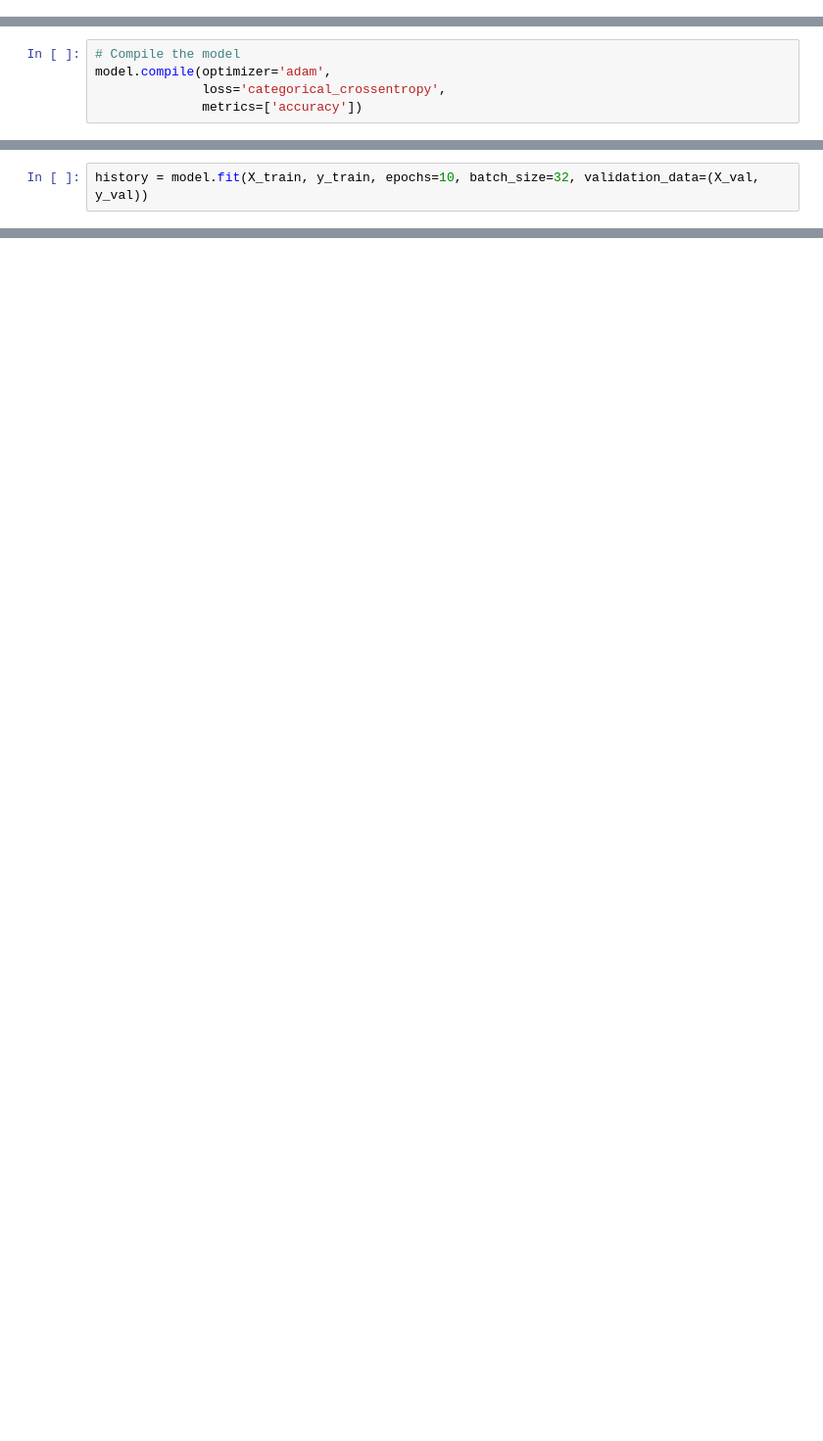
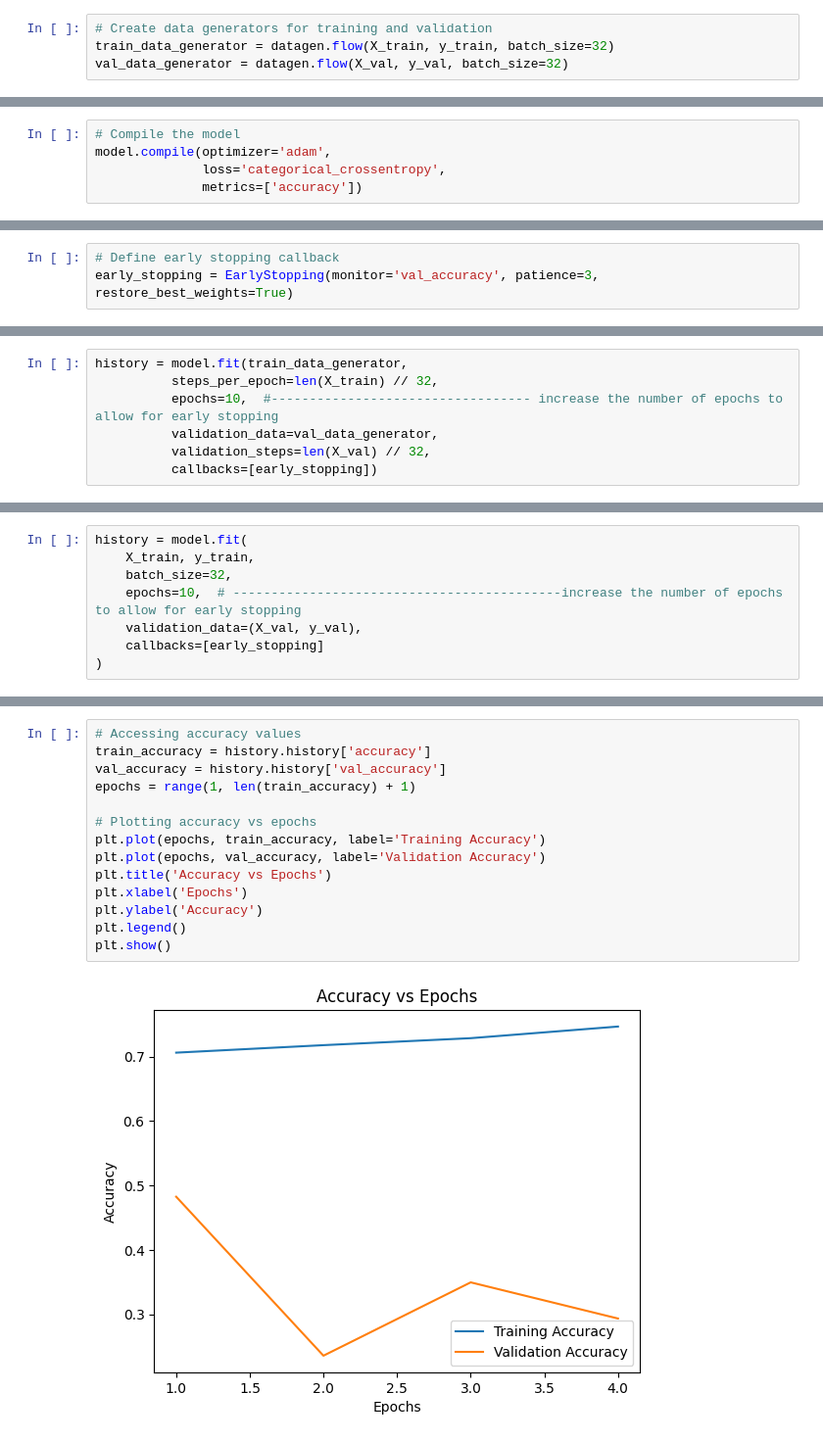
Before and after one commit to Rohit-Saswadkar/Font-Text-classification-project-using-CNN, a Jupyter notebook: 1]_Model_development.ipynb, the cells around one changed output, grey strips where cells are left out. Shown at 98% size. Saved outputs shown, nothing was run; the diff lists cells and outputs as text; blank space fills up the shorter version.

```diff
--- a/1]_Model_development.ipynb
+++ b/1]_Model_development.ipynb
@@ -92 +189,5 @@ X_test = np.expand_dims(X_test, axis=-1)
+# %%
+# Create data generators for training and validation
+train_data_generator = datagen.flow(X_train, y_train, batch_size=32)
+val_data_generator = datagen.flow(X_val, y_val, batch_size=32)
 # %% [markdown]
@@ -140 +256,4 @@ model.compile(optimizer='adam',
+# %%
+# Define early stopping callback
+early_stopping = EarlyStopping(monitor='val_accuracy', patience=3, restore_best_weights=True)
 # %% [markdown]
@@ -143,0 +264,7 @@ I applied 10 epochs to reuce computational load on my laptop
+# %%
+history = model.fit(train_data_generator,
+          steps_per_epoch=len(X_train) // 32,
+          epochs=10,  #---------------------------------- increase the number of epochs to allow for early stopping
+          validation_data=val_data_generator,
+          validation_steps=len(X_val) // 32,
+          callbacks=[early_stopping])
@@ -144,2 +280,8 @@ I applied 10 epochs to reuce computational load on my laptop
 # %%
-history = model.fit(X_train, y_train, epochs=10, batch_size=32, validation_data=(X_val, y_val))
+history = model.fit(
+    X_train, y_train,
+    batch_size=32,
+    epochs=10,  # -------------------------------------------increase the number of epochs to allow for early stopping
+    validation_data=(X_val, y_val),
+    callbacks=[early_stopping]
+)
@@ -154,0 +327,16 @@ print("Test Accuracy:", test_accuracy)
+# %%
+# Accessing accuracy values
+train_accuracy = history.history['accuracy']
+val_accuracy = history.history['val_accuracy']
+epochs = range(1, len(train_accuracy) + 1)
+
+# Plotting accuracy vs epochs
+plt.plot(epochs, train_accuracy, label='Training Accuracy')
+plt.plot(epochs, val_accuracy, label='Validation Accuracy')
+plt.title('Accuracy vs Epochs')
+plt.xlabel('Epochs')
+plt.ylabel('Accuracy')
+plt.legend()
+plt.show()
+# %% [output]
+[figure, added]
```
Also changed, not shown: parts of 41 cells of this notebook.
